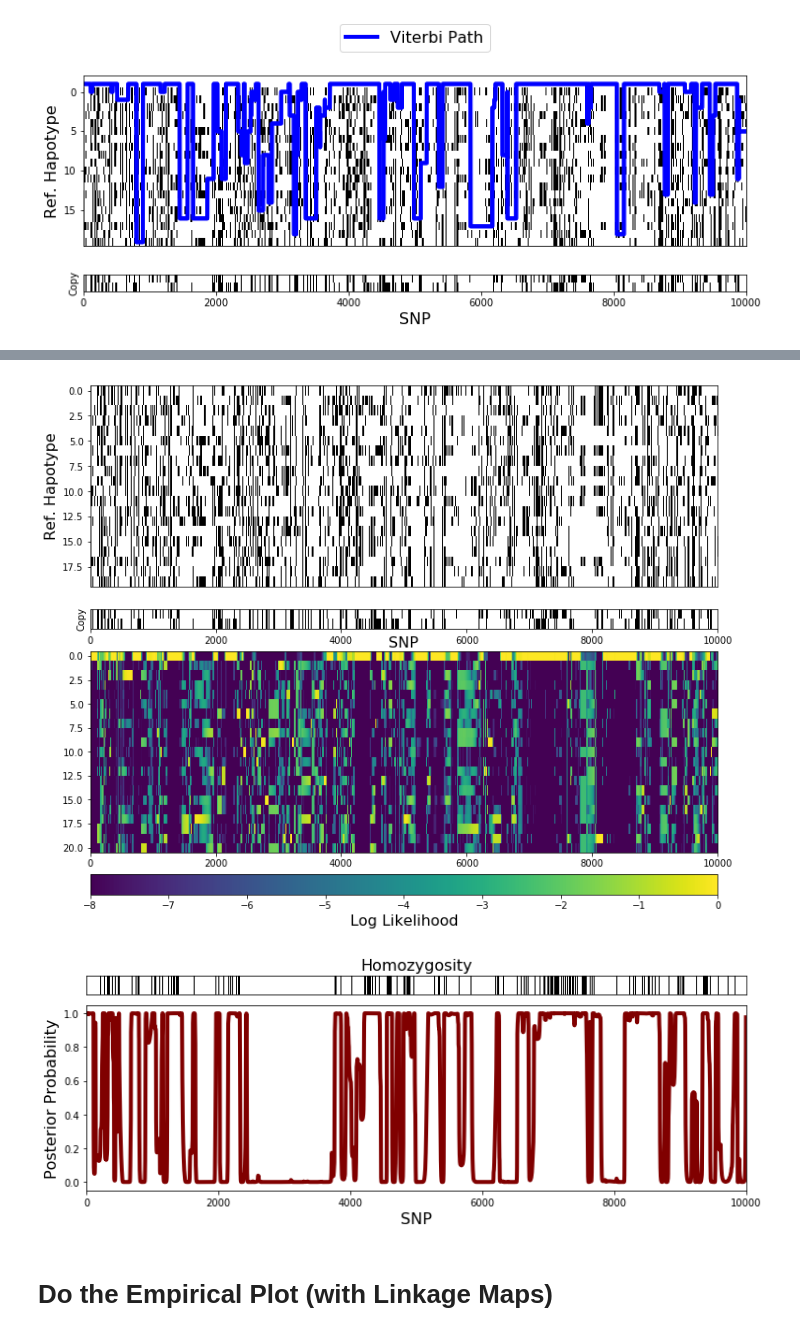
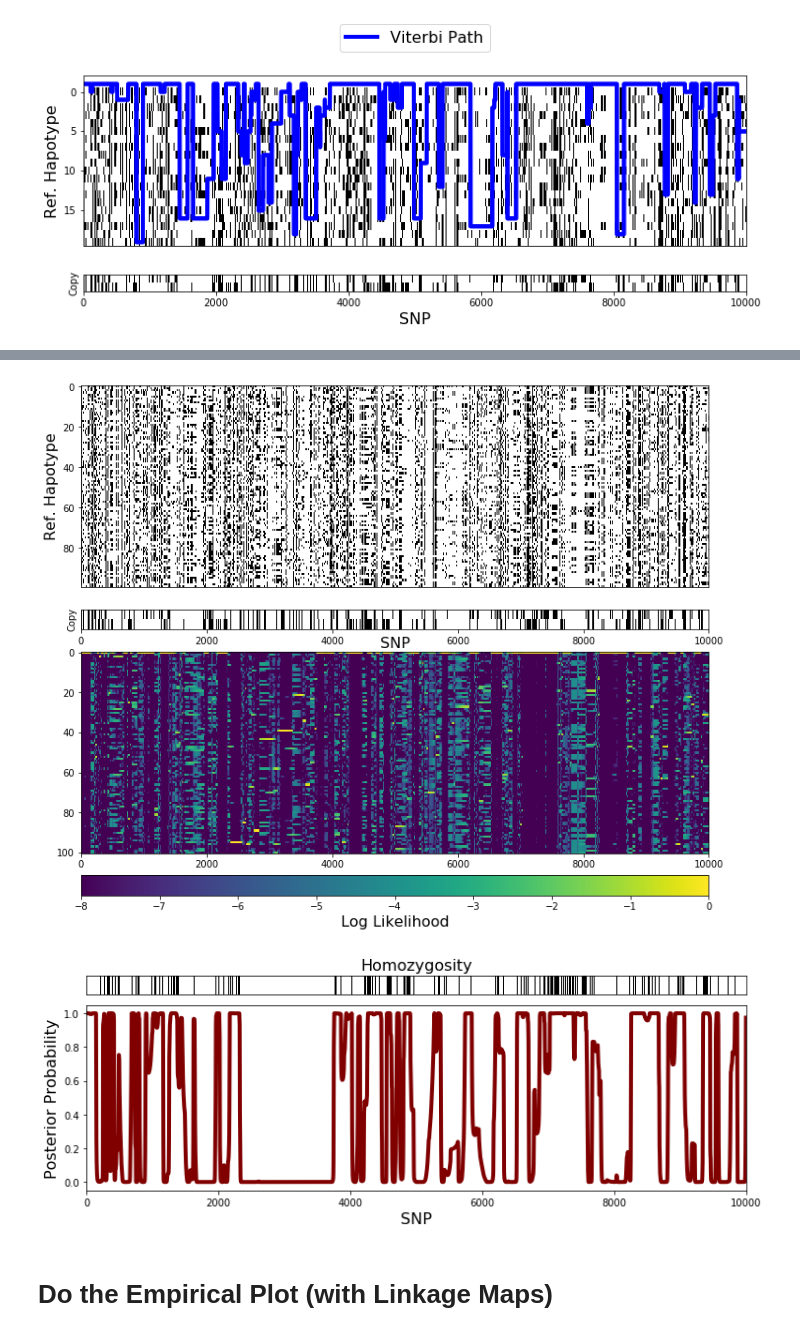
Before and after one commit to hringbauer/hapROH, a Jupyter notebook: Notebooks/figures.ipynb, the cells around one changed output, grey strips where cells are left out. Cells and saved outputs as stored; diff of their text form; code cells hidden in the pictures.

```diff
--- a/Notebooks/figures.ipynb
+++ b/Notebooks/figures.ipynb
@@ -85,8 +85,8 @@ def plot_posterior(folder = "../Simulated/Test20r/", save=True, empirical=False)
     empirical: If true, do not load and plot latent states"""
     ref_states, ob_stat, lats, viterbi_path, posterior = load_data(folder, empirical)
 
-    if empirical == True:
-        refs = np.array([refs[i,:] != refs[0,:] for i in range(len(refs))])  # Polarize Markers
+    #if empirical == True:
+    #    ref_states = np.array([ref_states[i,:] != ref_states[0,:] for i in range(len(ref_states))])  # Polarize Markers
 
     ###########################
     ###########################
@@ -153,7 +153,6 @@ def plot_posterior(folder = "../Simulated/Test20r/", save=True, empirical=False)
     plt.show()
 
 
-
     ###########################################
     ### Plot the Posterior for State 0
 
@@ -184,5 +183,5 @@ def plot_posterior(folder = "../Simulated/Test20r/", save=True, empirical=False)
     plt.show()
 # %%
 #plot_posterior(folder = "../Simulated/Test2r/", save=True)
-plot_posterior(folder = "../Empirical/Sard20_0-10kROH/", save=True, empirical=True)
+plot_posterior(folder = "../Empirical/Sard100_0-10kROH/", save=True, empirical=True)
 # %% [output]
@@ -190,5 +189,5 @@ Successfully loaded Data from: ../Empirical/Sard20_0-10kROH/
-[figure, old version]
+[figure, new version]
-[figure, old version]
+[figure, new version]
 # %% [markdown]
 # Do the Empirical Plot (with Linkage Maps)
 # %%
```
Also changed, not shown: parts of 2 cells of this notebook, 19 other files.
